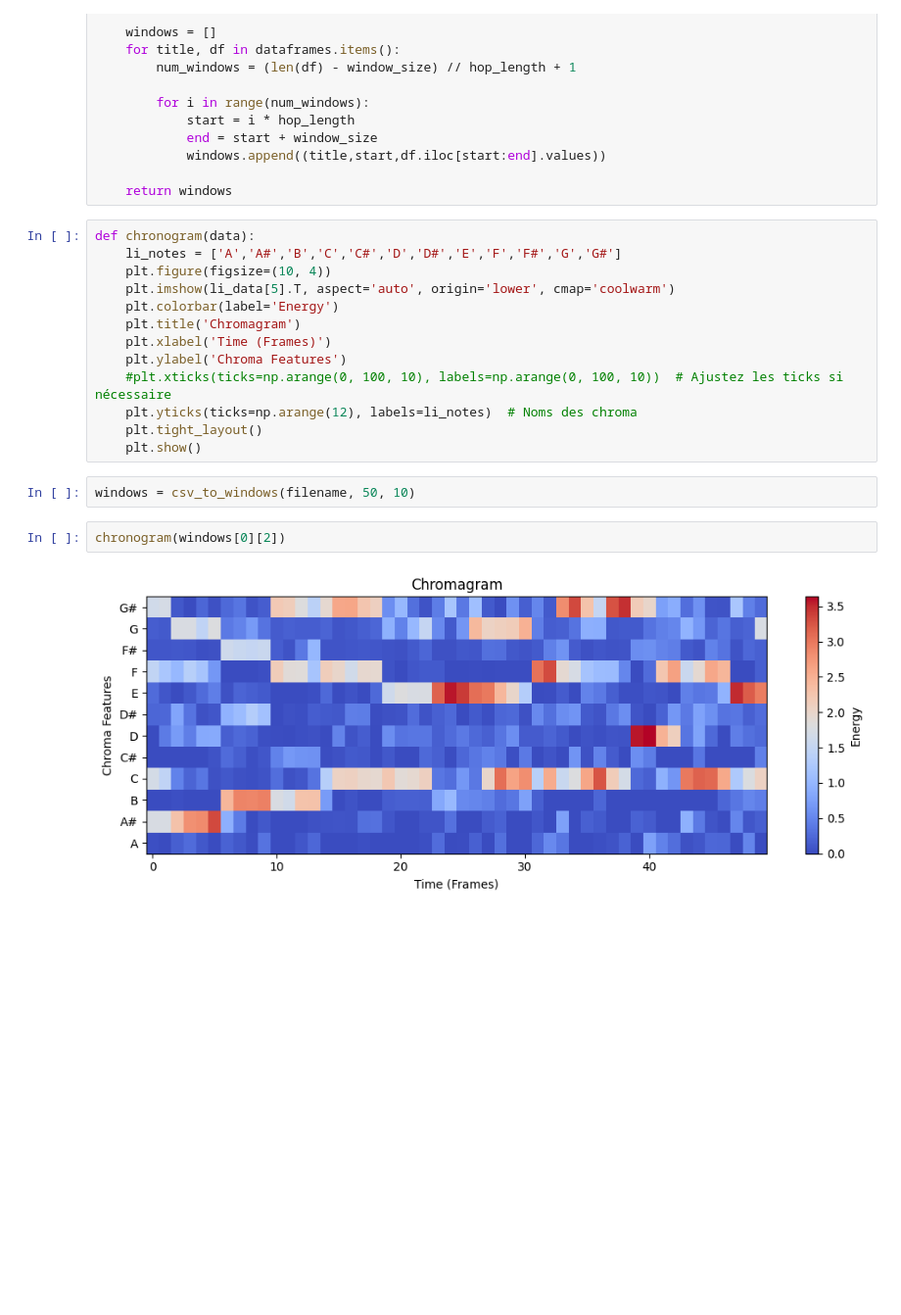
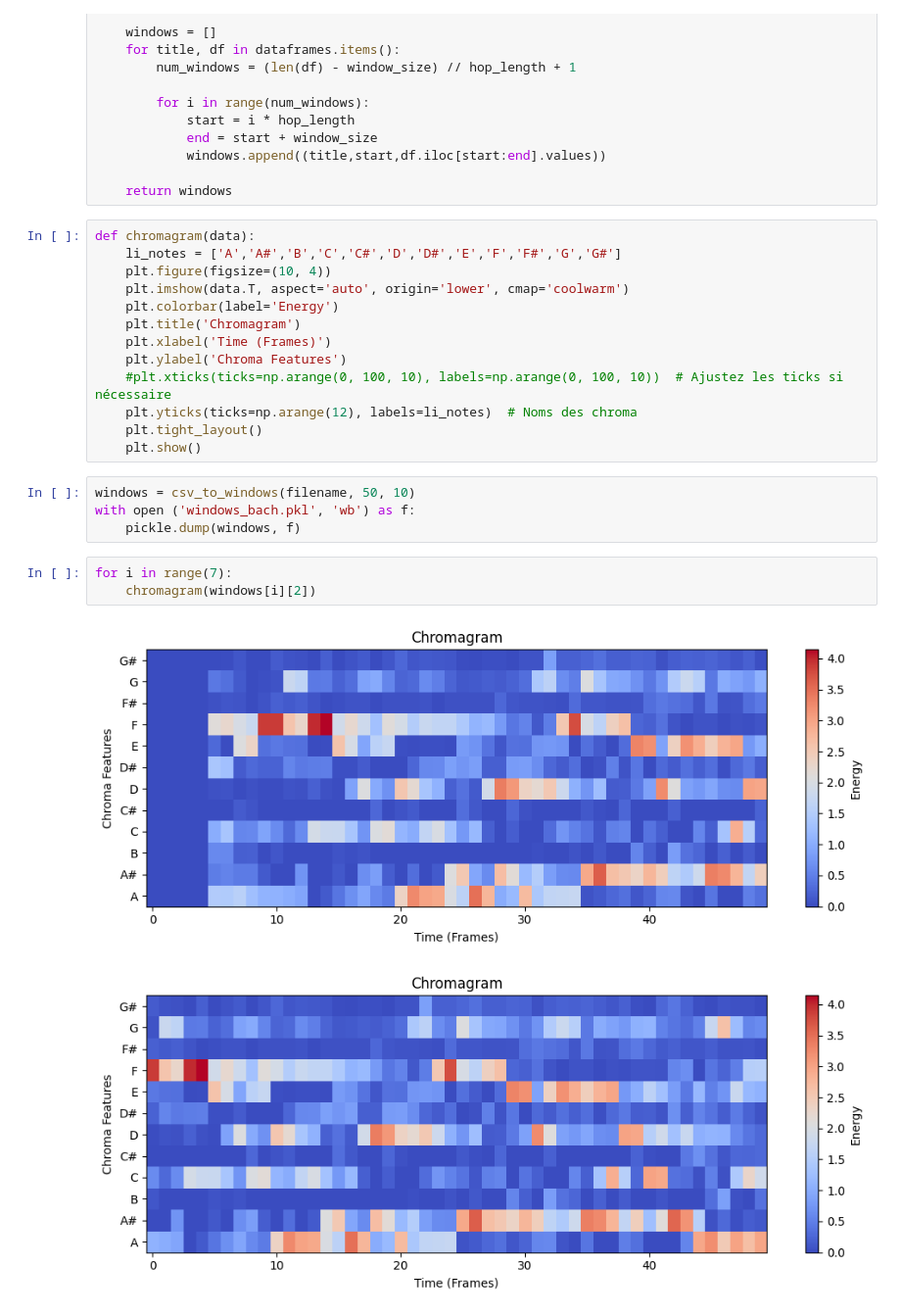
Before and after one commit to AugustinBouquillard/ClassicalGraph, a Jupyter notebook: clustering_audio.ipynb, the cells around one changed output. Shown at 98% size. Drawn from its saved outputs; the diff is of its cells as text; blank space fills up the shorter version.

```diff
--- a/clustering_audio.ipynb
+++ b/clustering_audio.ipynb
@@ -143,10 +144,10 @@ def csv_to_windows(filename, window_size, hop_length):
 
     return windows
 # %%
-def chronogram(data):
+def chromagram(data):
     li_notes = ['A','A#','B','C','C#','D','D#','E','F','F#','G','G#']
     plt.figure(figsize=(10, 4))
-    plt.imshow(li_data[5].T, aspect='auto', origin='lower', cmap='coolwarm')
+    plt.imshow(data.T, aspect='auto', origin='lower', cmap='coolwarm')
     plt.colorbar(label='Energy')
     plt.title('Chromagram')
     plt.xlabel('Time (Frames)')
@@ -157,7 +158,11 @@ def chronogram(data):
     plt.show()
 # %%
 windows = csv_to_windows(filename, 50, 10)
+with open ('windows_bach.pkl', 'wb') as f:
+    pickle.dump(windows, f)
 # %%
-chronogram(windows[0][2])
+for i in range(7):
+    chromagram(windows[i][2])
 # %% [output]
-[figure, old version]
+[figure, new version]
+[figure, added]
```
Also changed, not shown: parts of 2 cells of this notebook.
